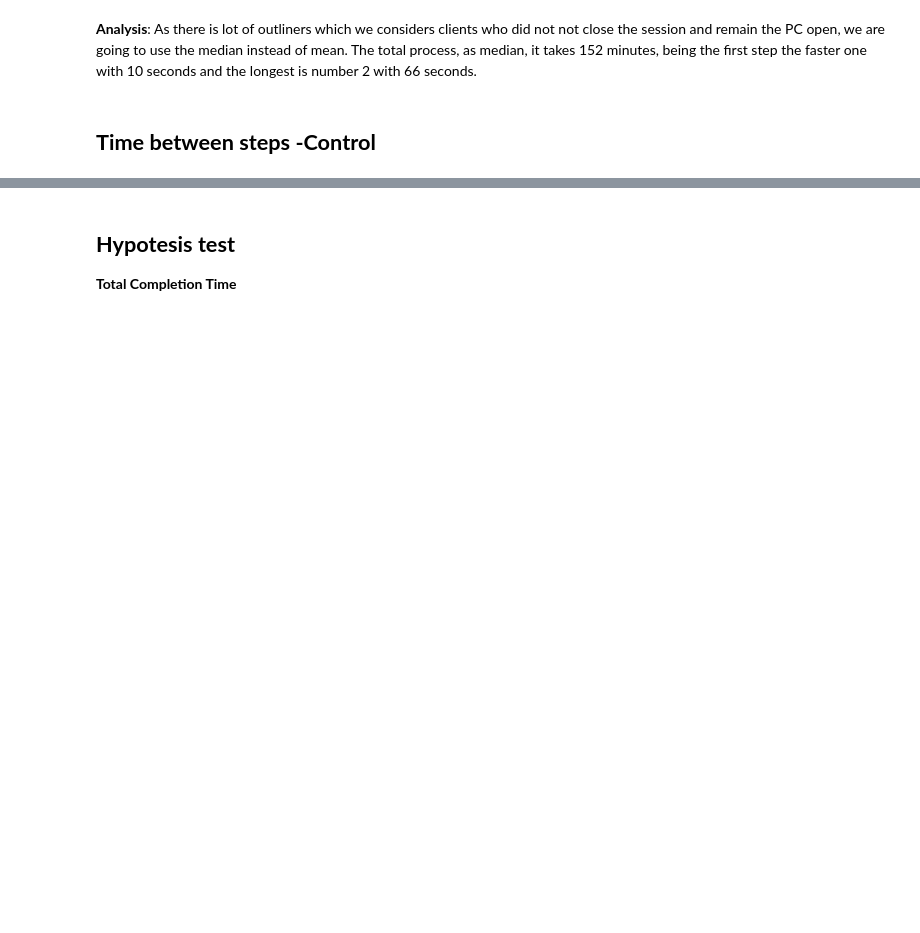
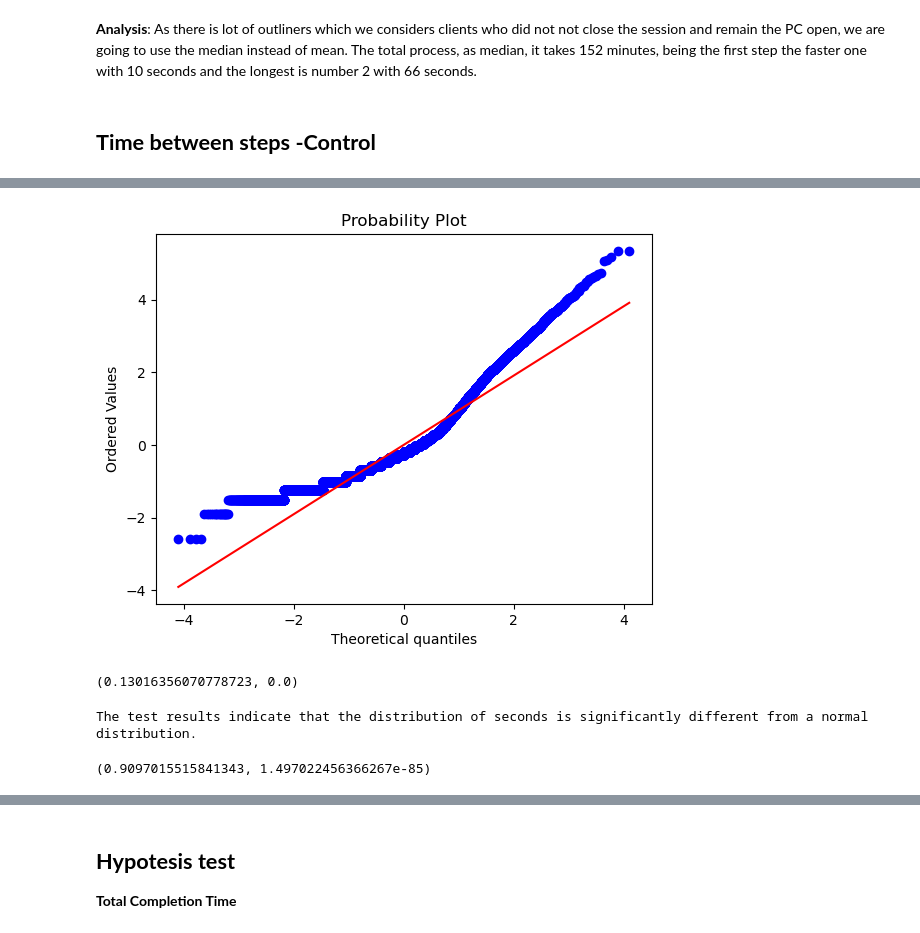
Before and after one commit to mkpaerce/vanguard-ab-test, a Jupyter notebook: Notebooks/vanguard_data_hypotesis-test-completion-time.ipynb, the cells around one changed output, grey strips where cells are left out. Cells and saved outputs as stored; diff of their text form; code cells hidden in the pictures; blank space fills up the shorter version.

```diff
--- a/Notebooks/vanguard_data_hypotesis-test-completion-time.ipynb
+++ b/Notebooks/vanguard_data_hypotesis-test-completion-time.ipynb
@@ -132,0 +247,27 @@ shapiro_test_statistic, shapiro_p_value
+# %%
+from scipy import stats
+import statsmodels.api as sm
+stats.probplot(standardized_log_total_seg_ct01, plot=plt);
+plt.show()
+# %% [output]
+[figure, added]
+# %%
+# Conducting the Kolmogorov-Smirnov test on the log-transformed and standardized 'SalePrice'
+ks_test_statistic_after_transformation, ks_p_value_after_transformation = stats.kstest(standardized_log_total_seg_ct01, 'norm')
+
+ks_test_statistic_after_transformation, ks_p_value_after_transformation
+# %% [output]
+(0.13016356070778723, 0.0)
+# %%
+if ks_p_value_after_transformation < 0.05:
+    print('The test results indicate that the distribution of seconds is significantly different from a normal distribution.')
+else:
+    print('The test results indicate that the distribution of seconds is not significantly different from a normal distribution.')
+# %% [output]
+The test results indicate that the distribution of seconds is significantly different from a normal distribution.
+# %%
+shapiro_test_statistic, shapiro_p_value = stats.shapiro(log_transformed_total_seg_ct01)
+
+shapiro_test_statistic, shapiro_p_value
+# %% [output]
+(0.9097015515841343, 1.497022456366267e-85)
```
Also changed, not shown: parts of 95 cells of this notebook, 2 other files.
